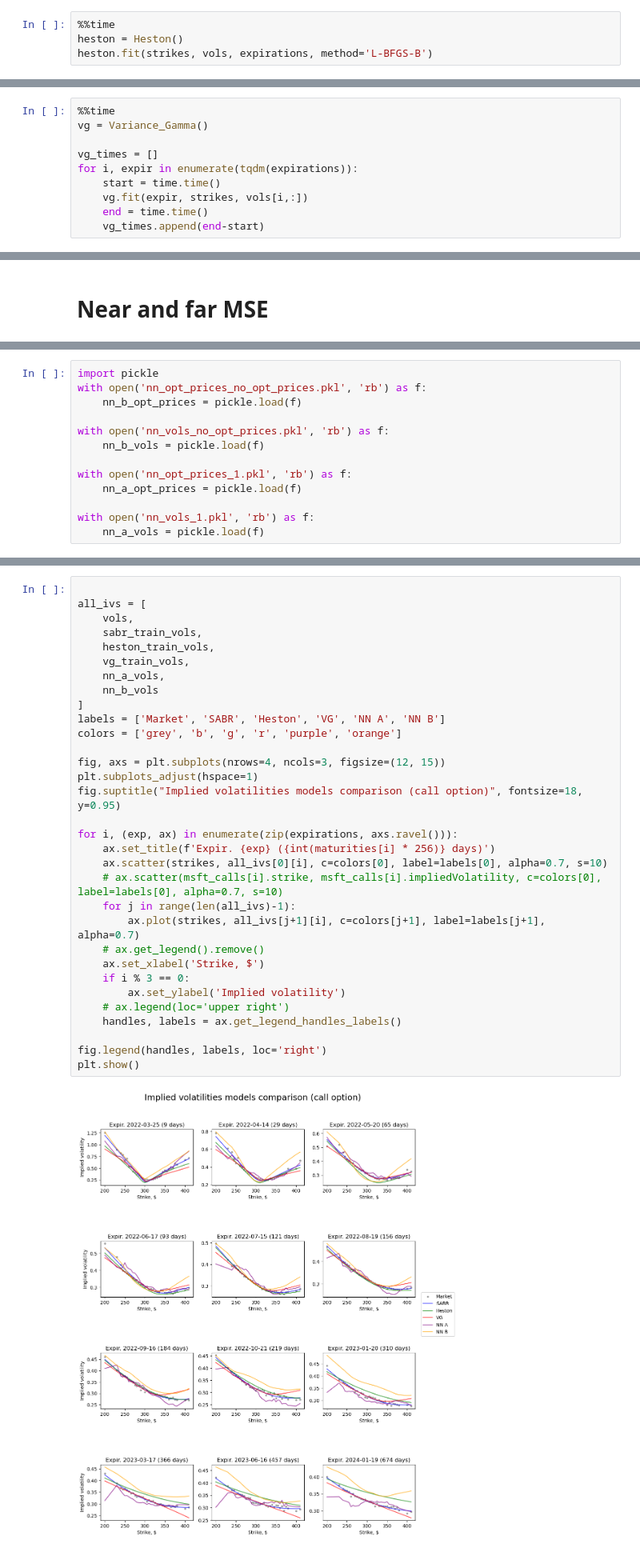
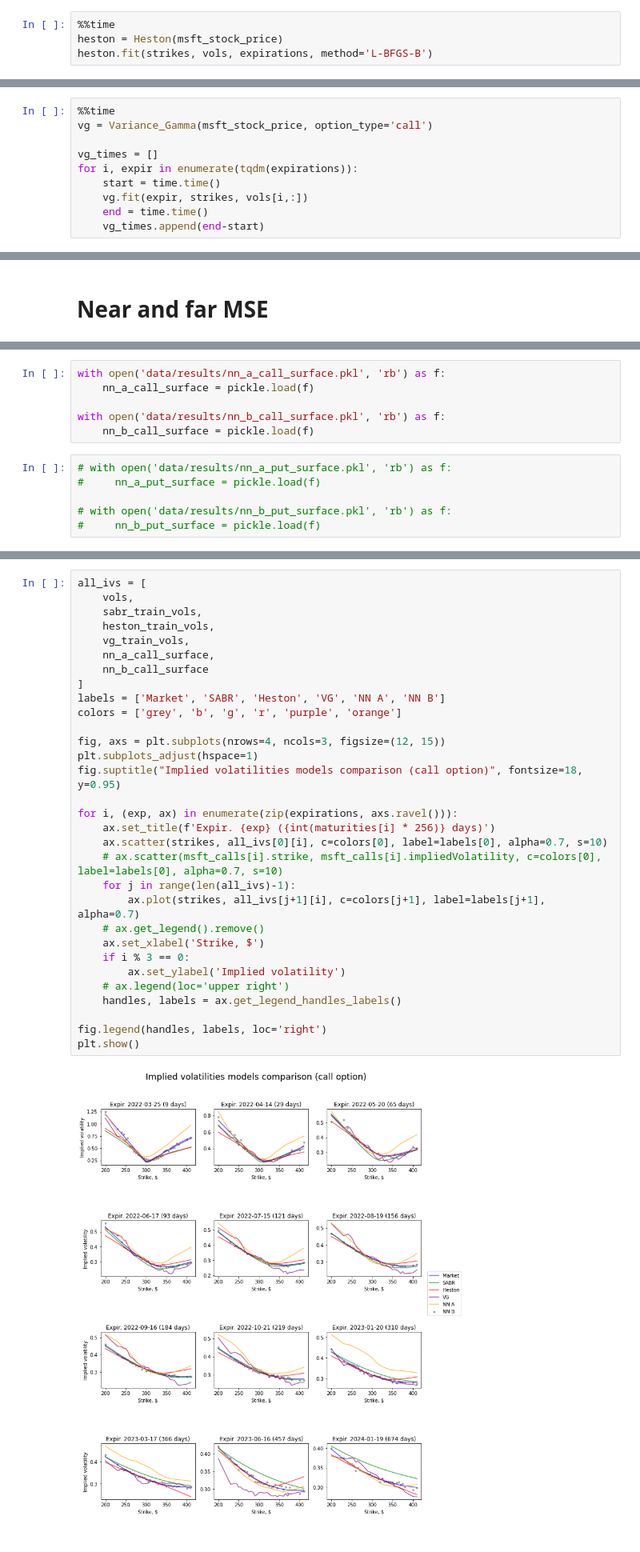
Before and after one commit to Kharinaev/neuro_pricing, a Jupyter notebook: IV_surface_call.ipynb, the cells around one changed output, grey strips where cells are left out. Shown at 80% size. Saved outputs shown, nothing was run; the diff lists cells and outputs as text.

```diff
--- a/IV_surface_call.ipynb
+++ b/IV_surface_call.ipynb
@@ -390,5 +224,5 @@ class Heston(ql.HestonModel):
 # %%
 %%time
-heston = Heston()
+heston = Heston(msft_stock_price)
 heston.fit(strikes, vols, expirations, method='L-BFGS-B')
 # %% [output]
@@ -443,7 +277,7 @@ plot_opt_prices(strikes, heston_opt_prices, expirations, title='Call option pric
 ## Variance-Gamma
 # %%
 %%time
-vg = Variance_Gamma()
+vg = Variance_Gamma(msft_stock_price, option_type='call')
 
 vg_times = []
 for i, expir in enumerate(tqdm(expirations)):
@@ -517,14 +353,13 @@ Far 81.38073242693432
+# %%
+with open('data/results/nn_a_call_surface.pkl', 'rb') as f:
+    nn_a_call_surface = pickle.load(f)
+
+with open('data/results/nn_b_call_surface.pkl', 'rb') as f:
+    nn_b_call_surface = pickle.load(f)
 # %%
-import pickle
-with open('nn_opt_prices_no_opt_prices.pkl', 'rb') as f:
-    nn_b_opt_prices = pickle.load(f)
+# with open('data/results/nn_a_put_surface.pkl', 'rb') as f:
+#     nn_a_put_surface = pickle.load(f)
 
-with open('nn_vols_no_opt_prices.pkl', 'rb') as f:
-    nn_b_vols = pickle.load(f)
-
-with open('nn_opt_prices_1.pkl', 'rb') as f:
-    nn_a_opt_prices = pickle.load(f)
-
-with open('nn_vols_1.pkl', 'rb') as f:
-    nn_a_vols = pickle.load(f)
+# with open('data/results/nn_b_put_surface.pkl', 'rb') as f:
+#     nn_b_put_surface = pickle.load(f)
 # %%
@@ -558,37 +398,36 @@ Far 623.530978769823
 # %%
-
 all_ivs = [
     vols,
     sabr_train_vols,
     heston_train_vols,
     vg_train_vols,
-    nn_a_vols,
-    nn_b_vols
+    nn_a_call_surface,
+    nn_b_call_surface
 ]
 labels = ['Market', 'SABR', 'Heston', 'VG', 'NN A', 'NN B']
 colors = ['grey', 'b', 'g', 'r', 'purple', 'orange']
 
 fig, axs = plt.subplots(nrows=4, ncols=3, figsize=(12, 15))
 plt.subplots_adjust(hspace=1)
 fig.suptitle("Implied volatilities models comparison (call option)", fontsize=18, y=0.95)
 
 for i, (exp, ax) in enumerate(zip(expirations, axs.ravel())):
     ax.set_title(f'Expir. {exp} ({int(maturities[i] * 256)} days)')
     ax.scatter(strikes, all_ivs[0][i], c=colors[0], label=labels[0], alpha=0.7, s=10)
     # ax.scatter(msft_calls[i].strike, msft_calls[i].impliedVolatility, c=colors[0], label=labels[0], alpha=0.7, s=10)
     for j in range(len(all_ivs)-1):
         ax.plot(strikes, all_ivs[j+1][i], c=colors[j+1], label=labels[j+1], alpha=0.7)
     # ax.get_legend().remove()
     ax.set_xlabel('Strike, $')
     if i % 3 == 0:
         ax.set_ylabel('Implied volatility')
     # ax.legend(loc='upper right')
     handles, labels = ax.get_legend_handles_labels()
 
 fig.legend(handles, labels, loc='right')
 plt.show()
 # %% [output]
-[figure, old version]
+[figure, new version]
 # %%
 all_prices = [
     opt_prices,
```
Also changed, not shown: parts of 61 cells of this notebook, 1 other file.
